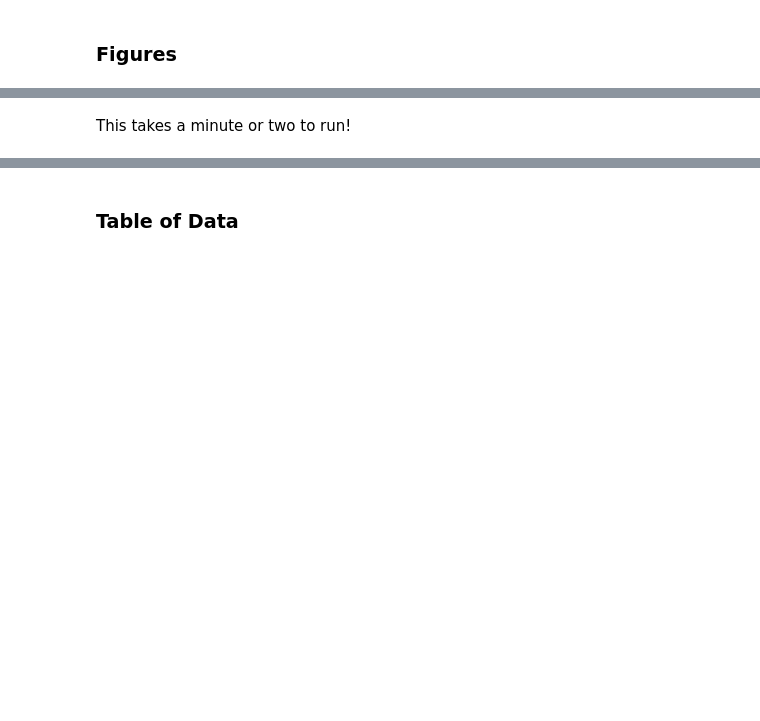
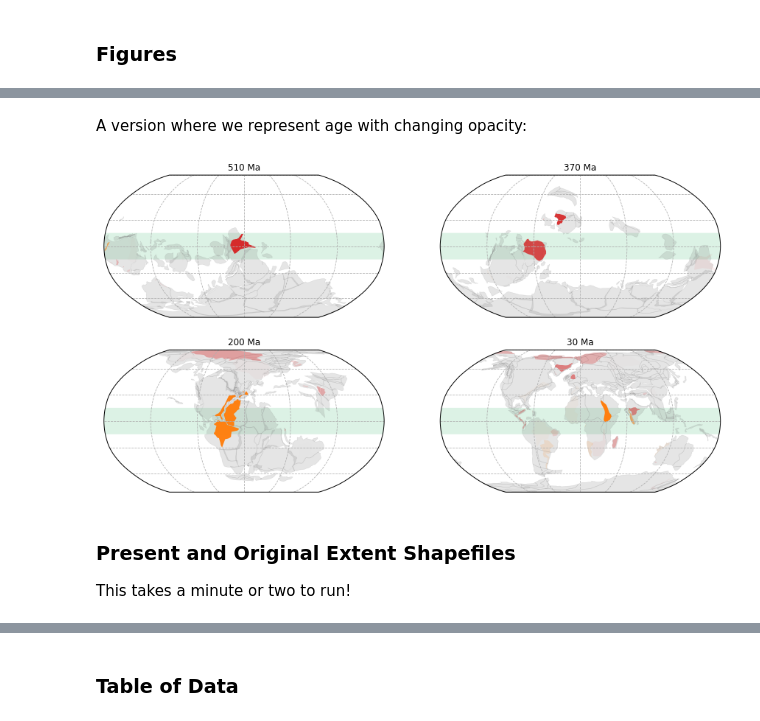
Before and after one commit to Swanson-Hysell-Group/2020_large_igneous_provinces, a Jupyter notebook: Code/LIP_Reconstruction.ipynb, the cells around one changed output, grey strips where cells are left out. Cells and saved outputs as stored; diff of their text form; code cells hidden in the pictures; blank space fills up the shorter version.

Commit message:
add reconstruction snapshots

```diff
--- a/Code/LIP_Reconstruction.ipynb
+++ b/Code/LIP_Reconstruction.ipynb
@@ -944,4 +1031,83 @@ plt.show(fig)
+# %% [markdown]
+A version where we represent age with changing opacity:
+# %%
+# set up the figure
+fig, ax = plt.subplots(nrows=2, ncols=2, figsize=(15,8), subplot_kw=dict(projection=ccrs.Robinson()))
+ax = ax.flatten()
+for i in range(len(ax)):
+    ax[i].set_global()
+    ax[i].gridlines(xlocs=np.arange(-180,181,60),ylocs=np.arange(-90,91,30),linestyle='--')
+
+# the snapshots we want
+snapshot_ts = [510, 370, 200, 30]
+
+# the decay model
+snapshot_halflife = 36
+snapshot_lamb = np.log(2)/snapshot_halflife
+
+# loop over the snapshots
+for i in range(len(snapshot_ts)):
+
+    # add tropics patch
+    ax[i].add_patch(patches.Rectangle(xy=[-180, -15], width=360, height=30,
+                                      facecolor='#52BE80',
+                                      alpha=0.2,
+                                      transform=ccrs.PlateCarree()))
+
+    # get the time
+    t = snapshot_ts[i]
+
+    # perform the reconstruction for the cratons and LIPs
+    reconstructed_cratons = []
+    pygplates.reconstruct(craton_feature_collection, model, reconstructed_cratons, t, anchor)
+    reconstructed_LIPs = []
+    pygplates.reconstruct(LIP_feature_collection, model, reconstructed_LIPs, t, anchor)
+
+    # plot the cratons
+    plot_reconstructed_features(ax[i], reconstructed_cratons, color='grey', linewidth=0.5, alpha=0.2)
+
+    # iterate through the LIPs
+    for j in range(len(reconstructed_LIPs)):
+
+        # pull out lat/lon vertices
+        lat_lon_array = reconstructed_LIPs[j].get_reconstructed_geometry().to_lat_lon_array()
+        lats = lat_lon_array[:,0]
+        lons = lat_lon_array[:,1]
+
+        # polygons need to be drawn counter clockwise to be drawn properly if they cross the dateline
+        if reconstructed_LIPs[j].get_reconstructed_geometry().get_orientation() == pygplates.PolygonOnSphere.Orientation.clockwise:
+            lats = np.flip(lats)
+            lons = np.flip(lons)
+
+        # get the eruption age, reconstruction age, feature age, and feature name
+        begin_date, end_date = reconstructed_LIPs[j].get_feature().get_valid_time()
+        now_date = reconstructed_LIPs[j].get_reconstruction_time()
+        feature_age = begin_date - now_date
+        feature_name = reconstructed_LIPs[j].get_feature().get_name()
+
+        # covered LIPs
+        if feature_name in covered_LIP_names:
+            facecolor = 'C1'
+            decay_ratio = np.exp(-snapshot_lamb*feature_age)
+
+        # all other LIPs
+        else:
+            facecolor = 'C3'
+            decay_ratio = np.exp(-snapshot_lamb*feature_age)
+
+        # plot the LIP
+        poly = Polygon(zip(lons,lats))
+        ax[i].add_geometries([poly], ccrs.Geodetic(), facecolor=facecolor, alpha=decay_ratio)
+
+        # add title
+        ax[i].set_title(str(snapshot_ts[i]) + ' Ma')
+
+plt.show(fig)
+# %% [output]
+[figure, added]
 # %% [markdown]
+### Present and Original Extent Shapefiles
+
 This takes a minute or two to run!
 # %%
 # get names of shapefiles
```
Also changed, not shown: parts of 24 cells of this notebook.
